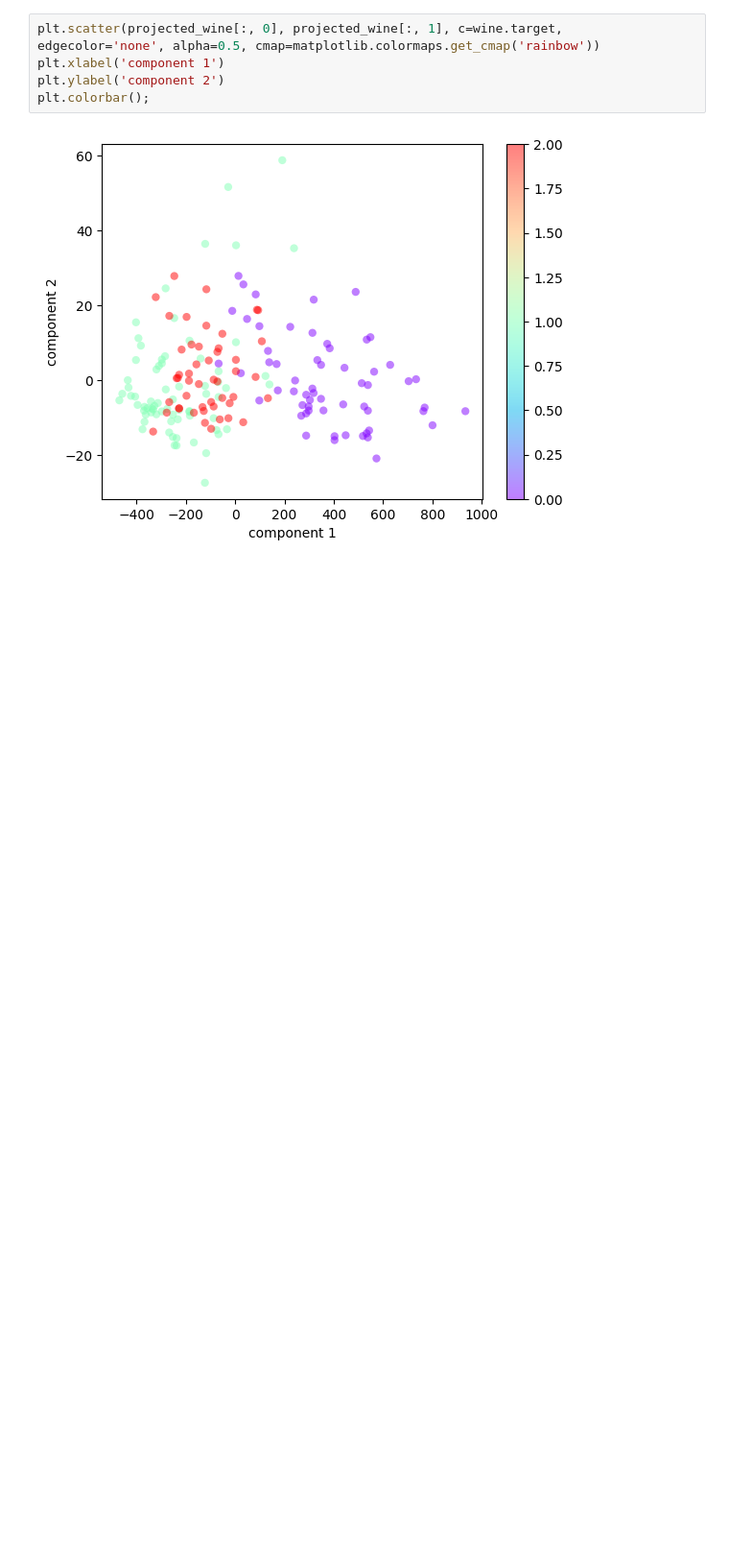
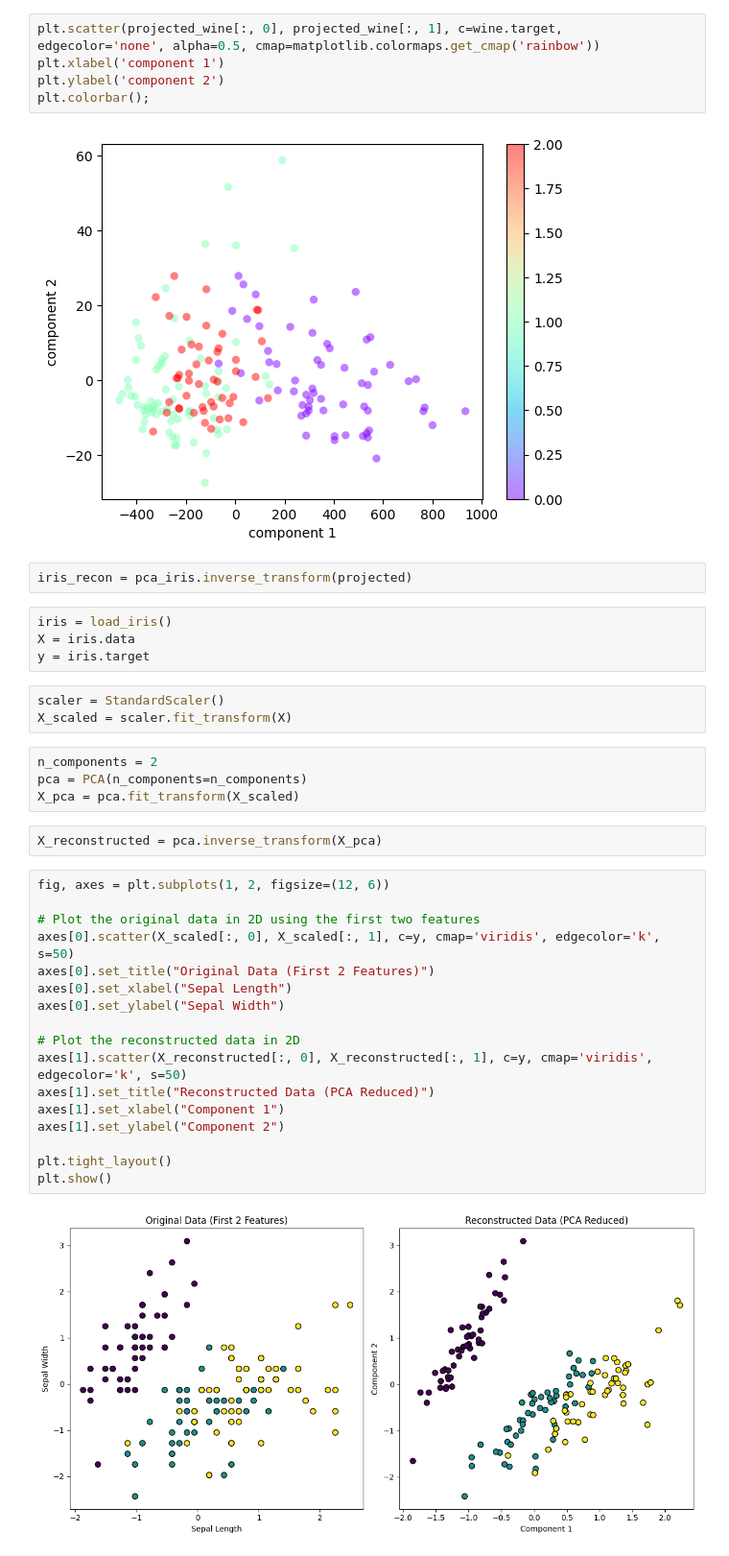
Before and after one commit to falawar7/AAI614_ELAWAR, a Jupyter notebook: Week6/FE_Notebook6_5.ipynb, the cells around one changed output. Shown at 96% size. Drawn from its saved outputs; the diff is of its cells as text; blank space fills up the shorter version.

```diff
--- a/Week6/FE_Notebook6_5.ipynb
+++ b/Week6/FE_Notebook6_5.ipynb
@@ -362,3 +321,37 @@ plt.ylabel('component 2')
 plt.colorbar();
 # %% [output]
 [figure]
+# %%
+iris_recon = pca_iris.inverse_transform(projected)
+# %%
+iris = load_iris()
+X = iris.data
+y = iris.target
+# %%
+scaler = StandardScaler()
+X_scaled = scaler.fit_transform(X)
+# %%
+n_components = 2
+pca = PCA(n_components=n_components)
+X_pca = pca.fit_transform(X_scaled)
+# %%
+X_reconstructed = pca.inverse_transform(X_pca)
+# %%
+fig, axes = plt.subplots(1, 2, figsize=(12, 6))
+
+# Plot the original data in 2D using the first two features
+axes[0].scatter(X_scaled[:, 0], X_scaled[:, 1], c=y, cmap='viridis', edgecolor='k', s=50)
+axes[0].set_title("Original Data (First 2 Features)")
+axes[0].set_xlabel("Sepal Length")
+axes[0].set_ylabel("Sepal Width")
+
+# Plot the reconstructed data in 2D
+axes[1].scatter(X_reconstructed[:, 0], X_reconstructed[:, 1], c=y, cmap='viridis', edgecolor='k', s=50)
+axes[1].set_title("Reconstructed Data (PCA Reduced)")
+axes[1].set_xlabel("Component 1")
+axes[1].set_ylabel("Component 2")
+
+plt.tight_layout()
+plt.show()
+# %% [output]
+[figure, added]
```
Also changed, not shown: parts of 27 cells of this notebook.
